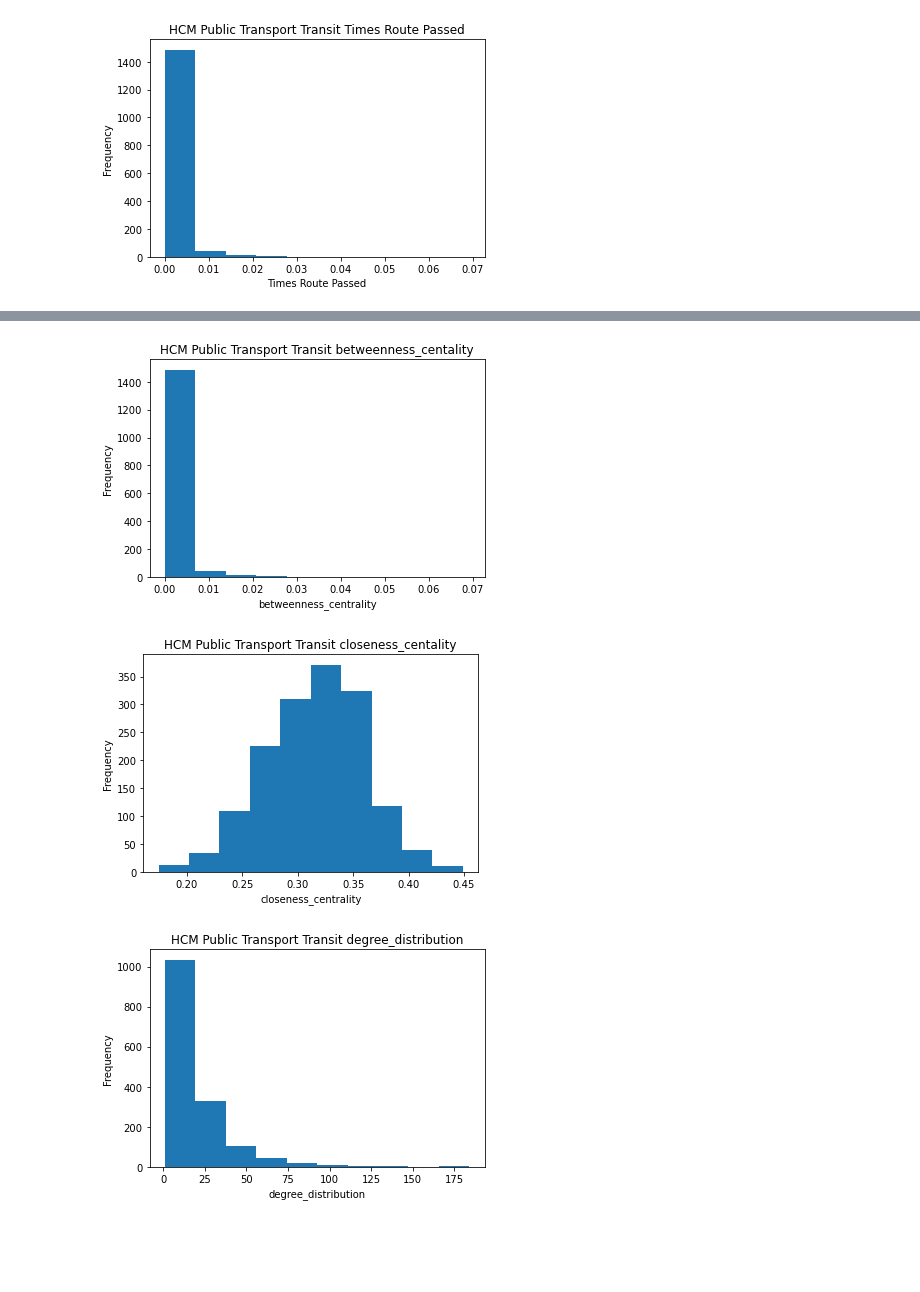
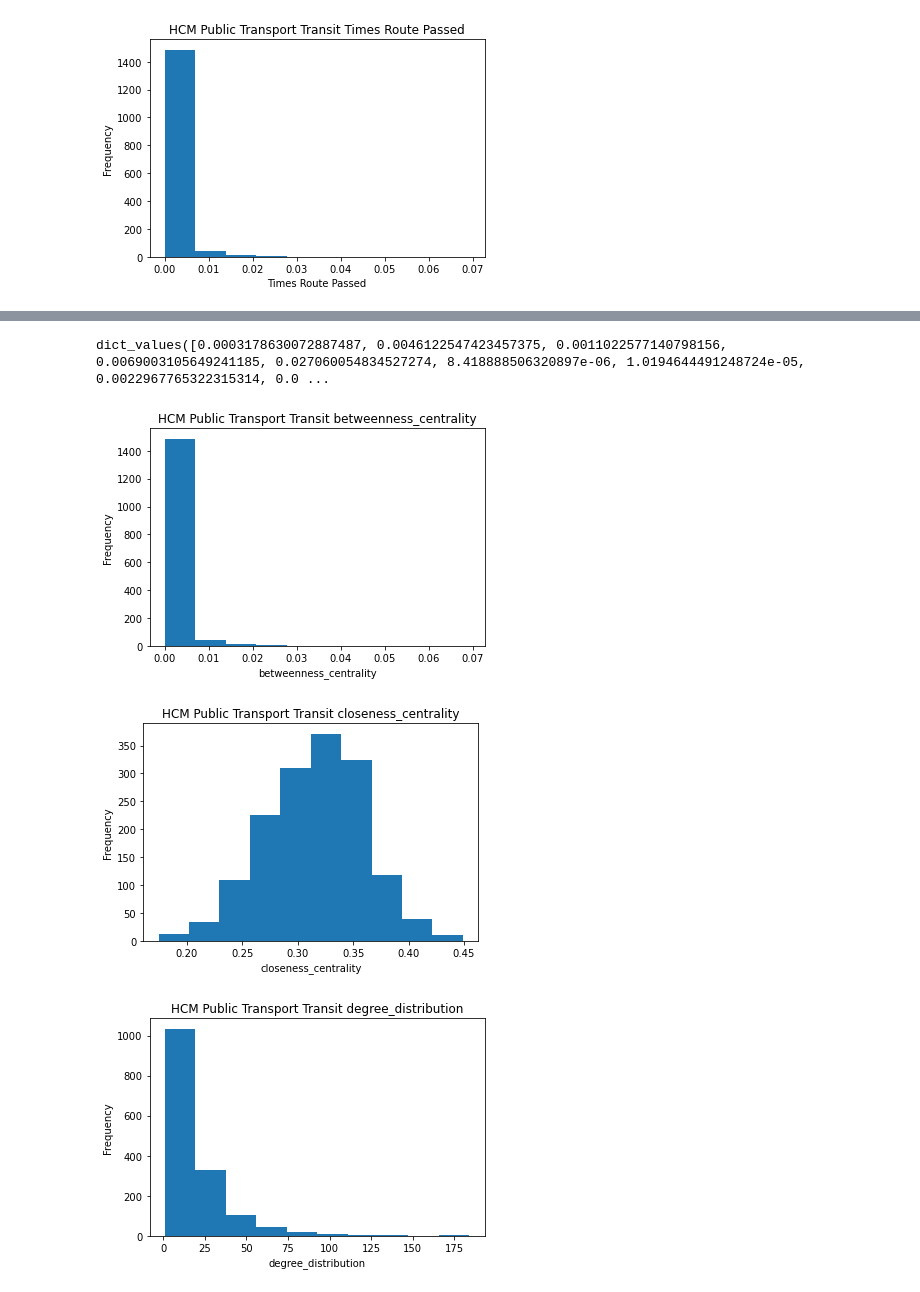
Before and after one commit to Huy-LichHoang/SNA2002, a Jupyter notebook: analysis.ipynb, the cells around one changed output, grey strips where cells are left out. Drawn from its saved outputs; the diff is of its cells as text; code cells hidden in the pictures; blank space fills up the shorter version.

```diff
--- a/analysis.ipynb
+++ b/analysis.ipynb
@@ -235,21 +242,25 @@ plt.savefig('load_centrality.jpg', dpi=300)
+# %%
+a=nx.betweenness_centrality(G_transit).values()
+# %% [output]
+dict_values([0.0003178630072887487, 0.0046122547423457375, 0.0011022577140798156, 0.0069003105649241185, 0.027060054834527274, 8.418888506320897e-06, 1.0194644491248724e-05, 0.0022967765322315314, 0.0 ...
 # %%
-plt.hist(nx.betweenness_centrality(G_transit).values())
+plt.hist(a)
 plt.xlabel('betweenness_centrality')
 plt.ylabel('Frequency')
-plt.title('HCM Public Transport Transit betweenness_centality')
+plt.title('HCM Public Transport Transit betweenness_centrality')
 plt.savefig('betweenness_centrality.jpg', dpi=300)
 plt.show()
 # %% [output]
-[figure, old version]
+[figure, new version]
 # %%
 plt.hist(nx.closeness_centrality(G_transit).values())
 plt.xlabel('closeness_centrality')
 plt.ylabel('Frequency')
-plt.title('HCM Public Transport Transit closeness_centality')
+plt.title('HCM Public Transport Transit closeness_centrality')
 plt.savefig('closeness_centrality.jpg', dpi=300)
 plt.show()
 # %% [output]
-[figure, old version]
+[figure, new version]
 # %%
 degrees = [G_transit.degree(n) for n in G_transit.nodes()]
 #a=list(set(degrees))
```
Also changed, not shown: parts of 8 cells of this notebook, 6 other files.
